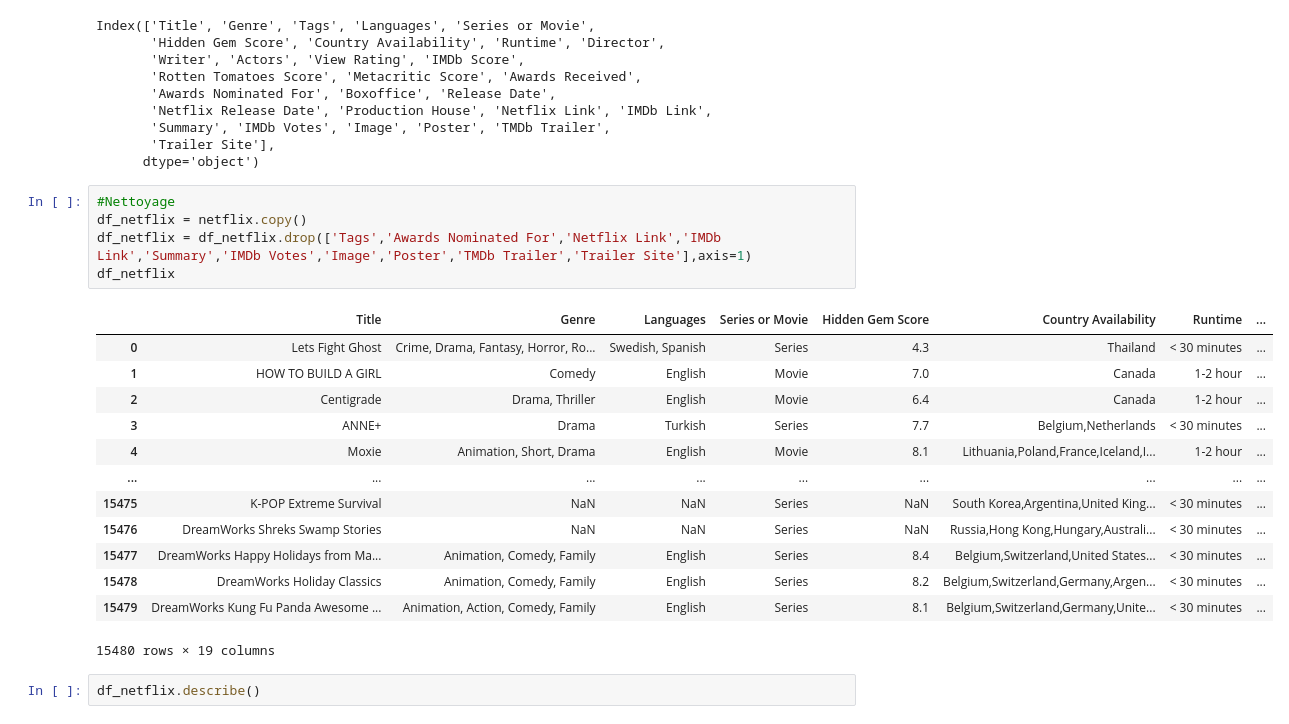
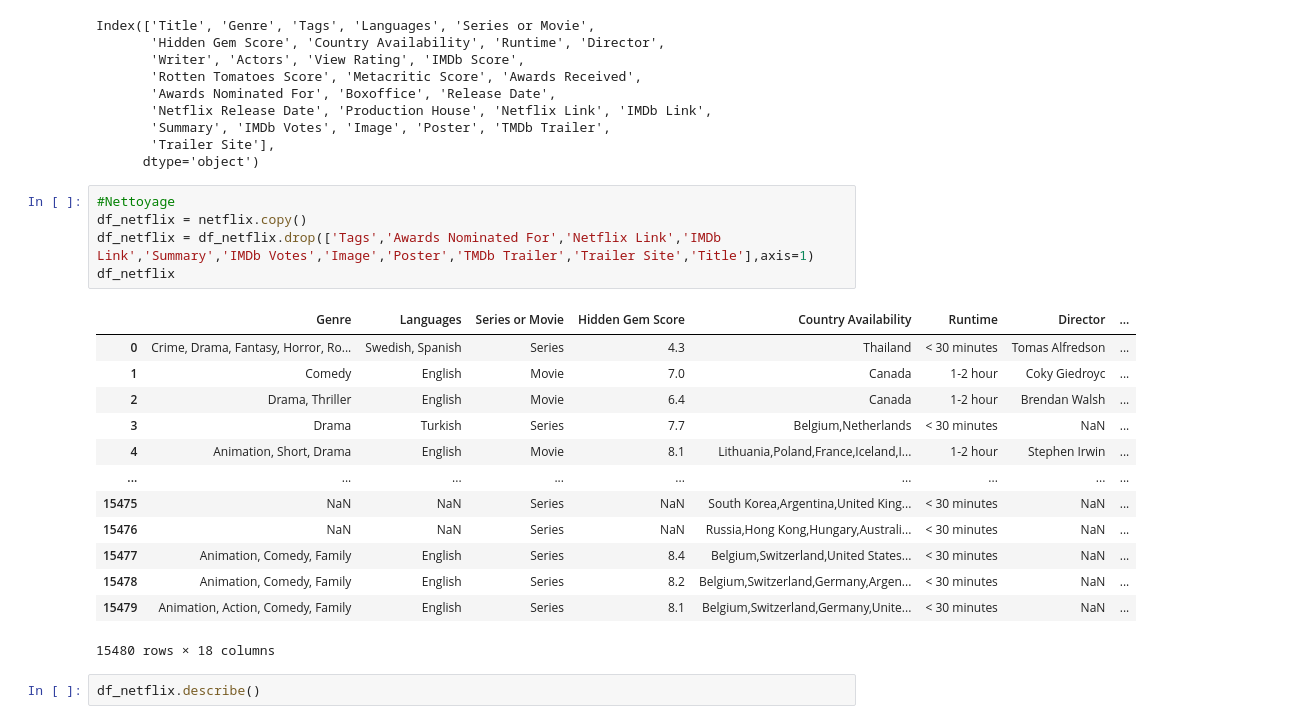
Before and after one commit to DEADL0CKK/netflix_dataset, a Jupyter notebook: netflix_dataset.ipynb, the cells around one changed output. Saved outputs shown, nothing was run; the diff lists cells and outputs as text.

```diff
--- a/netflix_dataset.ipynb
+++ b/netflix_dataset.ipynb
@@ -21,22 +25,22 @@ Index(['Title', 'Genre', 'Tags', 'Languages', 'Series or Movie',
 # %%
 #Nettoyage
 df_netflix = netflix.copy()
-df_netflix = df_netflix.drop(['Tags','Awards Nominated For','Netflix Link','IMDb Link','Summary','IMDb Votes','Image','Poster','TMDb Trailer','Trailer Site'],axis=1)
+df_netflix = df_netflix.drop(['Tags','Awards Nominated For','Netflix Link','IMDb Link','Summary','IMDb Votes','Image','Poster','TMDb Trailer','Trailer Site','Title'],axis=1)
 df_netflix
 # %% [output]
-|  | Title | Genre | Languages | Series or Movie | Hidden Gem Score | Country Availability | Runtime | ... |
-| 0 | Lets Fight Ghost | Crime, Drama, Fantasy, Horror, Ro... | Swedish, Spanish | Series | 4.3 | Thailand | < 30 minutes | ... |
-| 1 | HOW TO BUILD A GIRL | Comedy | English | Movie | 7.0 | Canada | 1-2 hour | ... |
-| 2 | Centigrade | Drama, Thriller | English | Movie | 6.4 | Canada | 1-2 hour | ... |
-| 3 | ANNE+ | Drama | Turkish | Series | 7.7 | Belgium,Netherlands | < 30 minutes | ... |
-| 4 | Moxie | Animation, Short, Drama | English | Movie | 8.1 | Lithuania,Poland,France,Iceland,I... | 1-2 hour | ... |
+|  | Genre | Languages | Series or Movie | Hidden Gem Score | Country Availability | Runtime | Director | ... |
+| 0 | Crime, Drama, Fantasy, Horror, Ro... | Swedish, Spanish | Series | 4.3 | Thailand | < 30 minutes | Tomas Alfredson | ... |
+| 1 | Comedy | English | Movie | 7.0 | Canada | 1-2 hour | Coky Giedroyc | ... |
+| 2 | Drama, Thriller | English | Movie | 6.4 | Canada | 1-2 hour | Brendan Walsh | ... |
+| 3 | Drama | Turkish | Series | 7.7 | Belgium,Netherlands | < 30 minutes | NaN | ... |
+| 4 | Animation, Short, Drama | English | Movie | 8.1 | Lithuania,Poland,France,Iceland,I... | 1-2 hour | Stephen Irwin | ... |
 | ... | ... | ... | ... | ... | ... | ... | ... | ... |
-| 15475 | K-POP Extreme Survival | NaN | NaN | Series | NaN | South Korea,Argentina,United King... | < 30 minutes | ... |
-| 15476 | DreamWorks Shreks Swamp Stories | NaN | NaN | Series | NaN | Russia,Hong Kong,Hungary,Australi... | < 30 minutes | ... |
-| 15477 | DreamWorks Happy Holidays from Ma... | Animation, Comedy, Family | English | Series | 8.4 | Belgium,Switzerland,United States... | < 30 minutes | ... |
-| 15478 | DreamWorks Holiday Classics | Animation, Comedy, Family | English | Series | 8.2 | Belgium,Switzerland,Germany,Argen... | < 30 minutes | ... |
-| 15479 | DreamWorks Kung Fu Panda Awesome ... | Animation, Action, Comedy, Family | English | Series | 8.1 | Belgium,Switzerland,Germany,Unite... | < 30 minutes | ... |
+| 15475 | NaN | NaN | Series | NaN | South Korea,Argentina,United King... | < 30 minutes | NaN | ... |
+| 15476 | NaN | NaN | Series | NaN | Russia,Hong Kong,Hungary,Australi... | < 30 minutes | NaN | ... |
+| 15477 | Animation, Comedy, Family | English | Series | 8.4 | Belgium,Switzerland,United States... | < 30 minutes | NaN | ... |
+| 15478 | Animation, Comedy, Family | English | Series | 8.2 | Belgium,Switzerland,Germany,Argen... | < 30 minutes | NaN | ... |
+| 15479 | Animation, Action, Comedy, Family | English | Series | 8.1 | Belgium,Switzerland,Germany,Unite... | < 30 minutes | NaN | ... |
-15480 rows × 19 columns
+15480 rows × 18 columns
 # %%
 df_netflix.describe()
 # %% [output]
```
Also changed, not shown: parts of 120 cells of this notebook.
